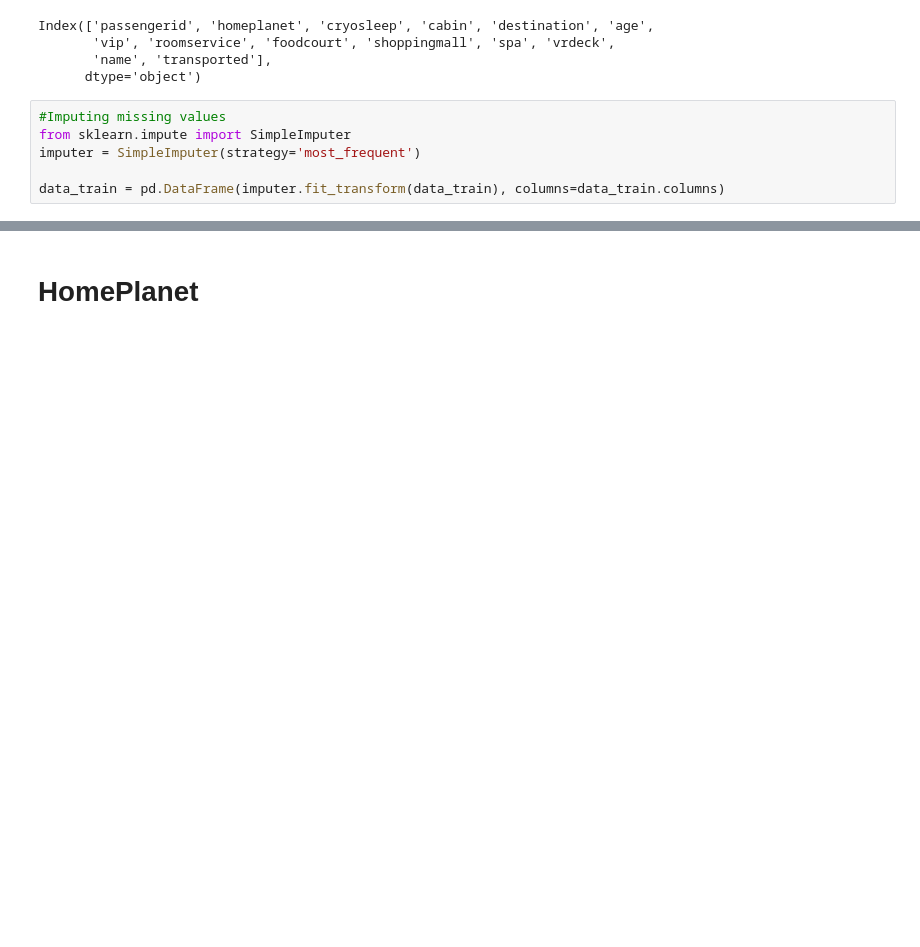
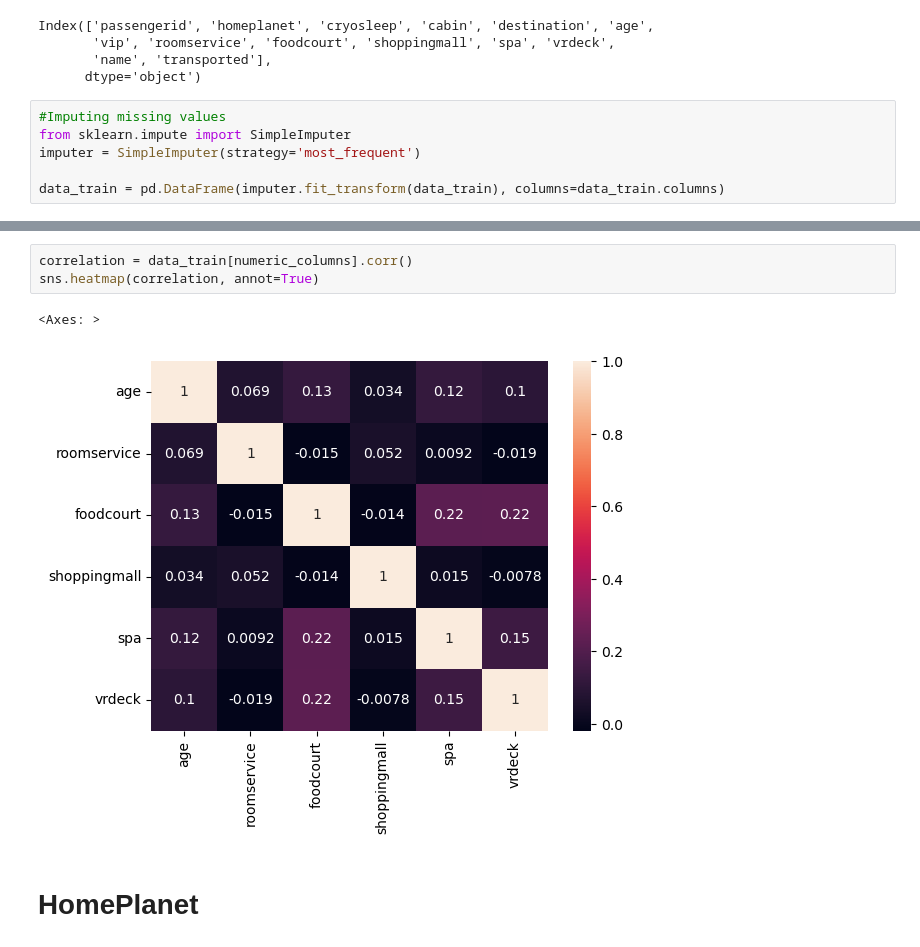
Before and after one commit to heereenveen/Kaggle, a Jupyter notebook: Spaceship Titanic/spaceship_titanic.ipynb, the cells around one changed output, grey strips where cells are left out. Cells and saved outputs as stored; diff of their text form; blank space fills up the shorter version.

```diff
--- a/Spaceship Titanic/spaceship_titanic.ipynb
+++ b/Spaceship Titanic/spaceship_titanic.ipynb
@@ -93,3 +127,9 @@ data_train = pd.DataFrame(imputer.fit_transform(data_train), columns=data_train.
+# %%
+correlation = data_train[numeric_columns].corr()
+sns.heatmap(correlation, annot=True)
+# %% [output]
+<Axes: >
+[figure, added]
 # %% [markdown]
 # HomePlanet
 # %%
```
Also changed, not shown: parts of 4 cells of this notebook.
